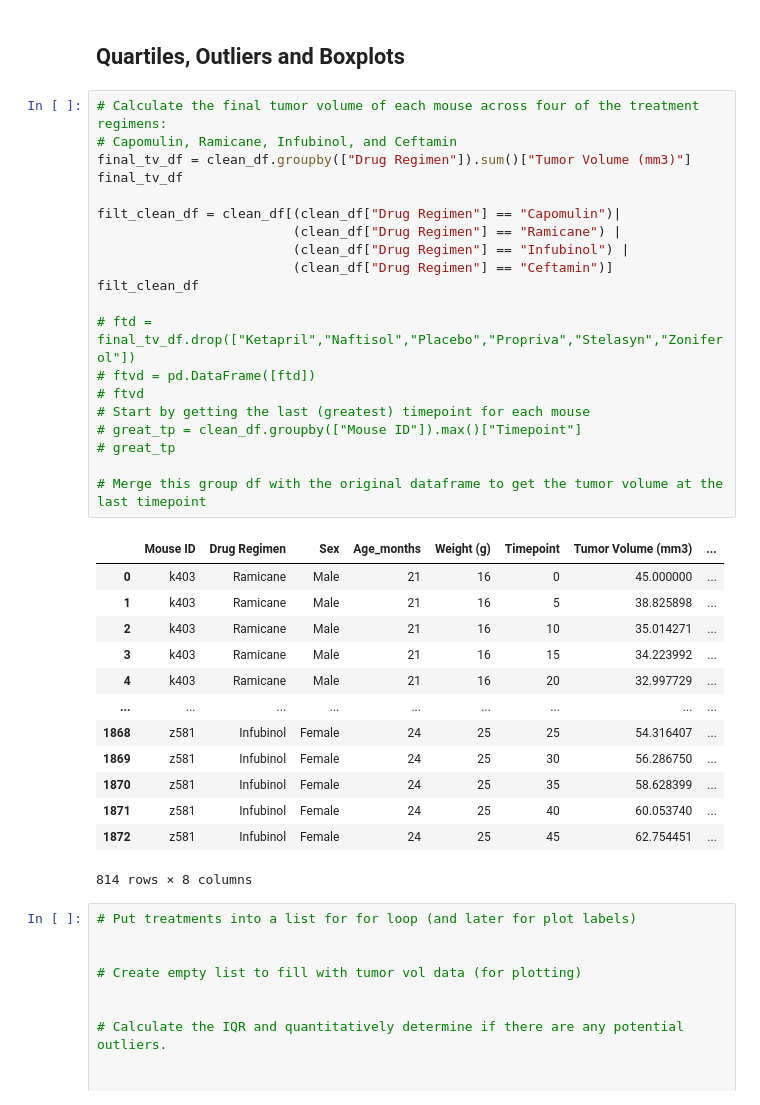
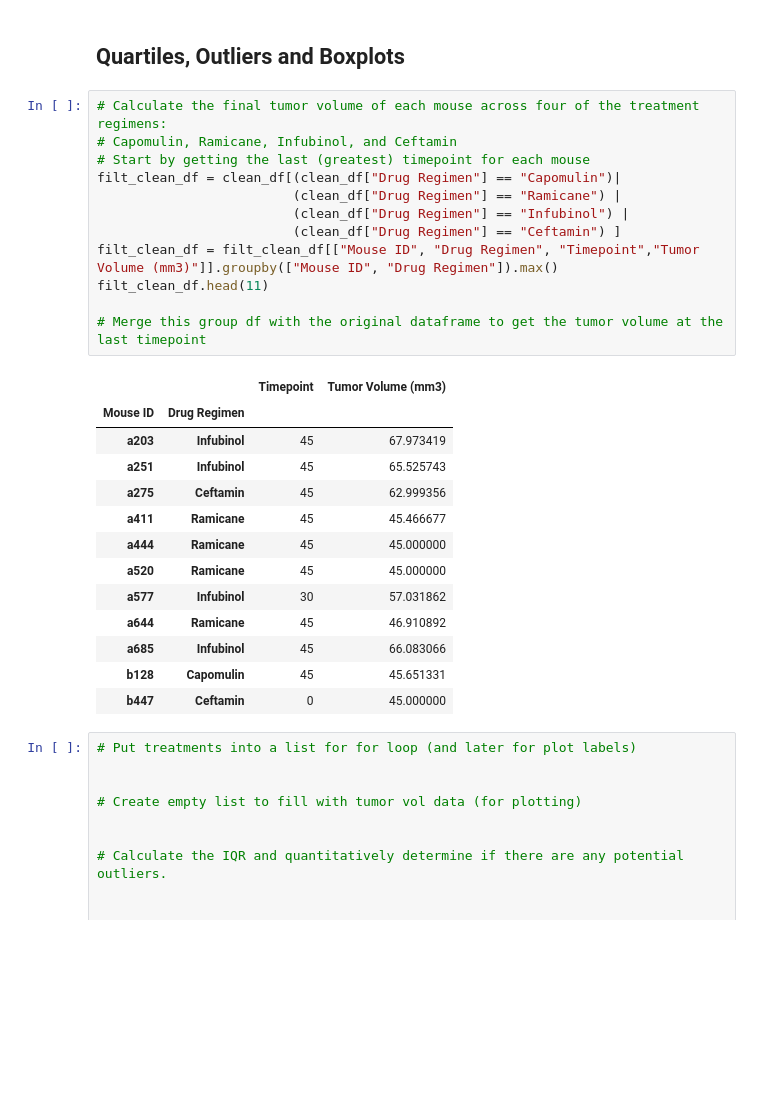
Before and after one commit to jforbis/matplotlib-pymaceuticals, a Jupyter notebook: pymaceuticals_JF.ipynb, the cells around one changed output. Cells and saved outputs as stored; diff of their text form; blank space fills up the shorter version.

Commit message:
save point: found final tumor volume of each mouse across four of the treatment regimens

```diff
--- a/pymaceuticals_JF.ipynb
+++ b/pymaceuticals_JF.ipynb
@@ -186,37 +186,29 @@ plt.show()
 # %%
 # Calculate the final tumor volume of each mouse across four of the treatment regimens:
 # Capomulin, Ramicane, Infubinol, and Ceftamin
-final_tv_df = clean_df.groupby(["Drug Regimen"]).sum()["Tumor Volume (mm3)"]
-final_tv_df
-
+# Start by getting the last (greatest) timepoint for each mouse
 filt_clean_df = clean_df[(clean_df["Drug Regimen"] == "Capomulin")|
                          (clean_df["Drug Regimen"] == "Ramicane") |
                          (clean_df["Drug Regimen"] == "Infubinol") |
-                         (clean_df["Drug Regimen"] == "Ceftamin")]
-filt_clean_df
-
-# ftd = final_tv_df.drop(["Ketapril","Naftisol","Placebo","Propriva","Stelasyn","Zoniferol"])
-# ftvd = pd.DataFrame([ftd])
-# ftvd
-# Start by getting the last (greatest) timepoint for each mouse
-# great_tp = clean_df.groupby(["Mouse ID"]).max()["Timepoint"]
-# great_tp
+                         (clean_df["Drug Regimen"] == "Ceftamin") ]
+filt_clean_df = filt_clean_df[["Mouse ID", "Drug Regimen", "Timepoint","Tumor Volume (mm3)"]].groupby(["Mouse ID", "Drug Regimen"]).max()
+filt_clean_df.head(11)
 
 # Merge this group df with the original dataframe to get the tumor volume at the last timepoint
 # %% [output]
-|  | Mouse ID | Drug Regimen | Sex | Age_months | Weight (g) | Timepoint | Tumor Volume (mm3) | ... |
-| 0 | k403 | Ramicane | Male | 21 | 16 | 0 | 45.000000 | ... |
-| 1 | k403 | Ramicane | Male | 21 | 16 | 5 | 38.825898 | ... |
-| 2 | k403 | Ramicane | Male | 21 | 16 | 10 | 35.014271 | ... |
-| 3 | k403 | Ramicane | Male | 21 | 16 | 15 | 34.223992 | ... |
-| 4 | k403 | Ramicane | Male | 21 | 16 | 20 | 32.997729 | ... |
-| ... | ... | ... | ... | ... | ... | ... | ... | ... |
-| 1868 | z581 | Infubinol | Female | 24 | 25 | 25 | 54.316407 | ... |
-| 1869 | z581 | Infubinol | Female | 24 | 25 | 30 | 56.286750 | ... |
-| 1870 | z581 | Infubinol | Female | 24 | 25 | 35 | 58.628399 | ... |
-| 1871 | z581 | Infubinol | Female | 24 | 25 | 40 | 60.053740 | ... |
-| 1872 | z581 | Infubinol | Female | 24 | 25 | 45 | 62.754451 | ... |
+|  |  | Timepoint | Tumor Volume (mm3) |
+| Mouse ID | Drug Regimen |  |  |
+| a203 | Infubinol | 45 | 67.973419 |
+| a251 | Infubinol | 45 | 65.525743 |
+| a275 | Ceftamin | 45 | 62.999356 |
+| a411 | Ramicane | 45 | 45.466677 |
+| a444 | Ramicane | 45 | 45.000000 |
+| a520 | Ramicane | 45 | 45.000000 |
+| a577 | Infubinol | 30 | 57.031862 |
+| a644 | Ramicane | 45 | 46.910892 |
+| a685 | Infubinol | 45 | 66.083066 |
+| b128 | Capomulin | 45 | 45.651331 |
+| b447 | Ceftamin | 0 | 45.000000 |
-814 rows × 8 columns
 # %%
 # Put treatments into a list for for loop (and later for plot labels)
 
```
Also changed, not shown: 1 other file.
